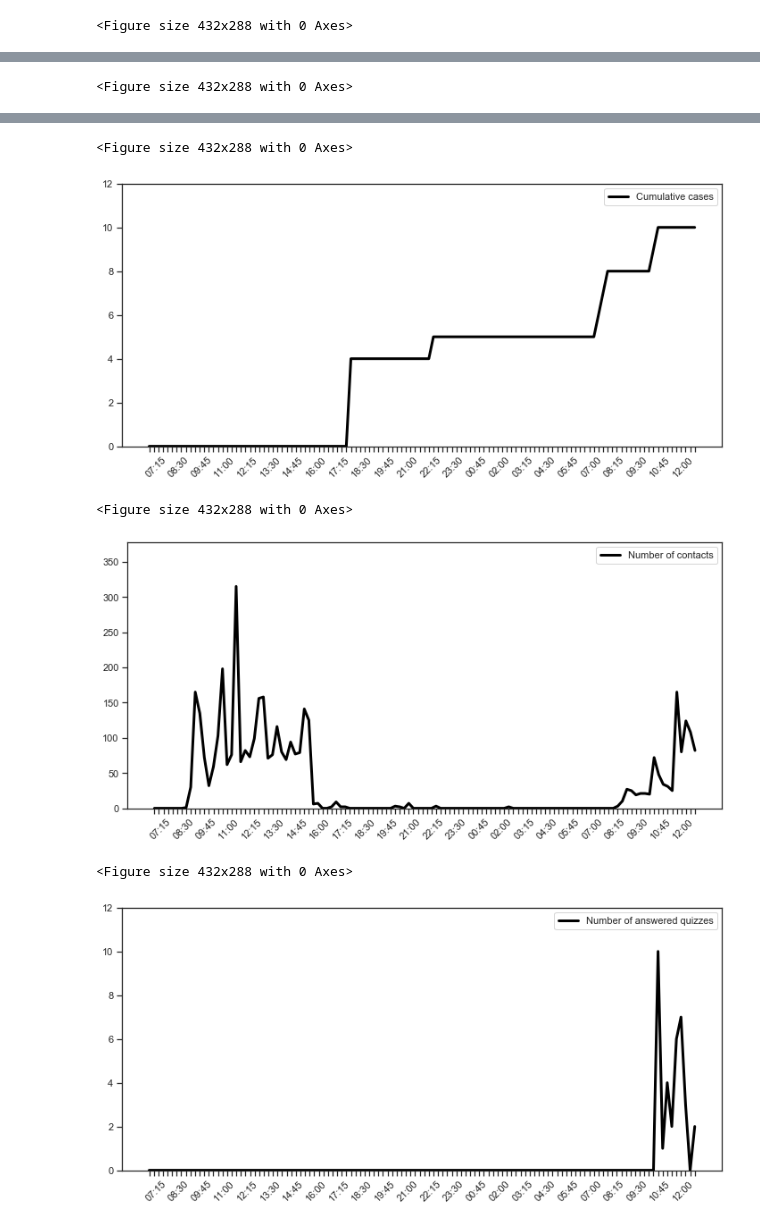
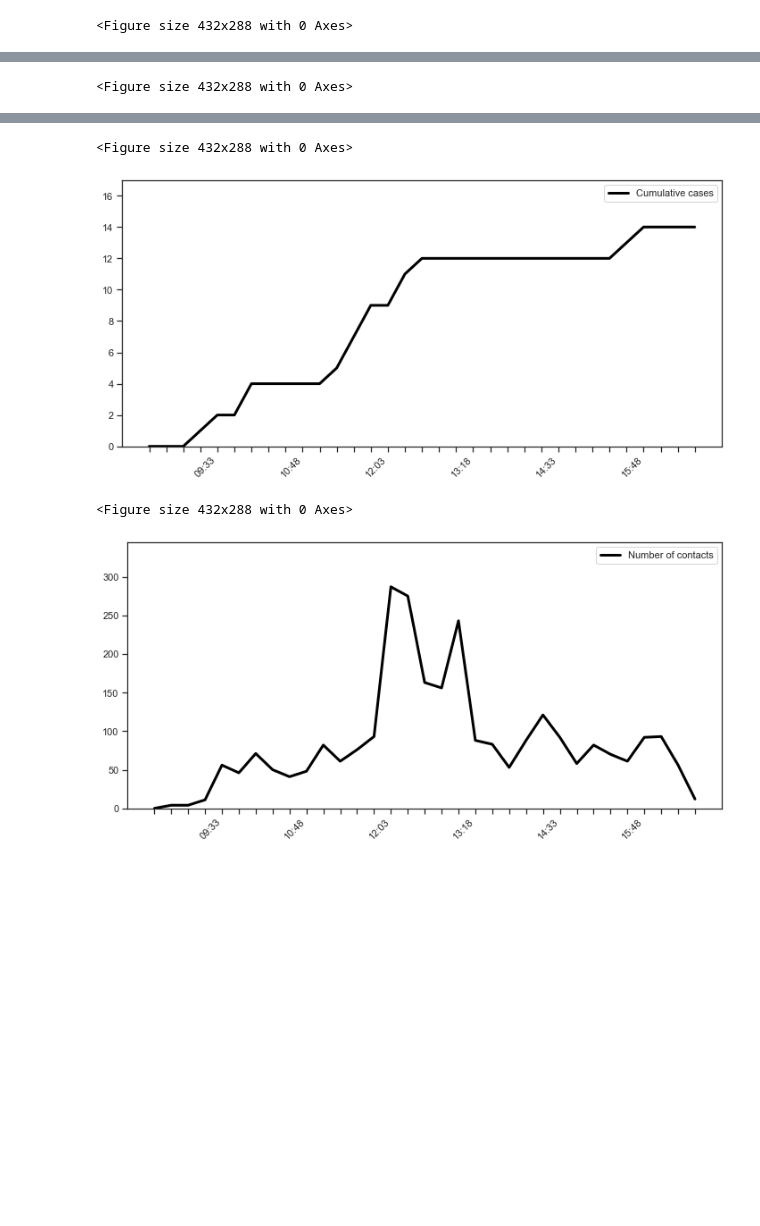
Before and after one commit to colabobio/oo-viz, a Jupyter notebook: plot_epi_curves.ipynb, the cells around one changed output, grey strips where cells are left out. Drawn from its saved outputs; the diff is of its cells as text; code cells hidden in the pictures; blank space fills up the shorter version.

```diff
--- a/plot_epi_curves.ipynb
+++ b/plot_epi_curves.ipynb
@@ -14,7 +14,7 @@ import matplotlib.pyplot as plt
 # %%
 # Various datasets to visualize
 
-option = 6
+option = 7
 
 if option == 1:
     base_folder = "./retreat2020"
@@ -40,6 +40,10 @@ if option == 6:
     base_folder = "./csw2"
     sim_id = 37
     sim_tz = "US/Eastern"
+if option == 7:
+    base_folder = "./byu21"
+    sim_id = 39
+    sim_tz = "US/Mountain"
 # %%
 # Some config
 
@@ -149,39 +150,35 @@ while t <= max_time:
     ncont = 0
     nquiz = 0
 
-    if not (exclude_time0 <= td and td <= exclude_time1):
-        condition = (t0 < events['time']) & (events['time'] <= t)
-        tevents = events[condition]
-        infections = tevents[tevents['type'] == "infection"]
-        quizzes = tevents[tevents['type'] == "quiz"]
-        outcomes = tevents[tevents['type'] == "outcomes"]
+    condition = (t0 < events['time']) & (events['time'] <= t)
+    tevents = events[condition]
+    infections = tevents[tevents['type'] == "infection"]
+    quizzes = tevents[tevents['type'] == "quiz"]
+    outcomes = tevents[tevents['type'] == "outcomes"]
 
-        recovered = outcomes[outcomes["out"] == "RECOVERED"]
-        dead = outcomes[outcomes["out"] == "DEAD"]
-        escaped = outcomes[outcomes["out"] == "ESCAPED"]
+    recovered = outcomes[outcomes["out"] == "RECOVERED"]
+    dead = outcomes[outcomes["out"] == "DEAD"]
+    escaped = outcomes[outcomes["out"] == "ESCAPED"]
 
-        nrem = len(recovered) + len(escaped) + len(dead)
+    nrem = len(recovered) + len(escaped) + len(dead)
 
-        ninf = len(infections)
-        infMap = pd.Series(infections.inf.values, index=infections.id).to_dict()
-        nindex = 0
-        ntrans = 0
-        for kid in infMap:
-            src = infMap[kid]
-            if "CASE0" in src:
-                nindex += 1
-            if "PEER" in src:
-                ntrans += 1
+    ninf = len(infections)
+    infMap = pd.Series(infections.inf.values, index=infections.id).to_dict()
+    nindex = 0
+    ntrans = 0
+    for kid in infMap:
+        src = infMap[kid]
+        if "CASE0" in src:
+            nindex += 1
+        if "PEER" in src:
+            ntrans += 1
 
-        ccondition = ((t0 < events['event_start']) & (events['event_start'] <= t)) | ((t0 < events['time']) & (events['time'] <= t))
-        cevents = events[ccondition]
-        contacts = cevents[cevents['type'] == "contact"]
-        ncont = len(contacts)
+    ccondition = ((t0 < events['event_start']) & (events['event_start'] <= t)) | ((t0 < events['time']) & (events['time'] <= t))
+    cevents = events[ccondition]
+    contacts = cevents[cevents['type'] == "contact"]
+    ncont = len(contacts)
 
-        nquiz = len(quizzes)
-
-    else:
-        print("skipping", td)
+    nquiz = len(quizzes)
 
     S += [ntot - ncum]
     ncum += ninf
@@ -282,15 +279,4 @@ plt.legend(loc='upper right')
 plt.tight_layout()
 plt.show()
 fig.savefig(os.path.join(output_folder, "number-contacts-curve.pdf"))
-
-# Number of answered quizzes
-plt.clf()
-fig, ax = plt.subplots(figsize=(10,5))
-plt.ylim([0, math.ceil(max(NQ) * 1.2)])
-ax.plot(index, NQ, label="Number of answered quizzes", color=sns.xkcd_rgb["black"], lw=3)
-plt.xticks(index, tlabels, rotation=45, horizontalalignment="right")
-plt.legend(loc='upper right')
-plt.tight_layout()
-plt.show()
-fig.savefig(os.path.join(output_folder, "number-answered-quizzes-curve.pdf"))
 # %% [output]
@@ -304,6 +290,4 @@ fig.savefig(os.path.join(output_folder, "number-answered-quizzes-curve.pdf"))
 <Figure size 432x288 with 0 Axes>
-[figure, old version]
+[figure, new version]
 <Figure size 432x288 with 0 Axes>
-[figure, old version]
+[figure, new version]
-<Figure size 432x288 with 0 Axes>
-[figure, removed]
```
Also changed, not shown: parts of 7 cells of this notebook, 2 other files.
